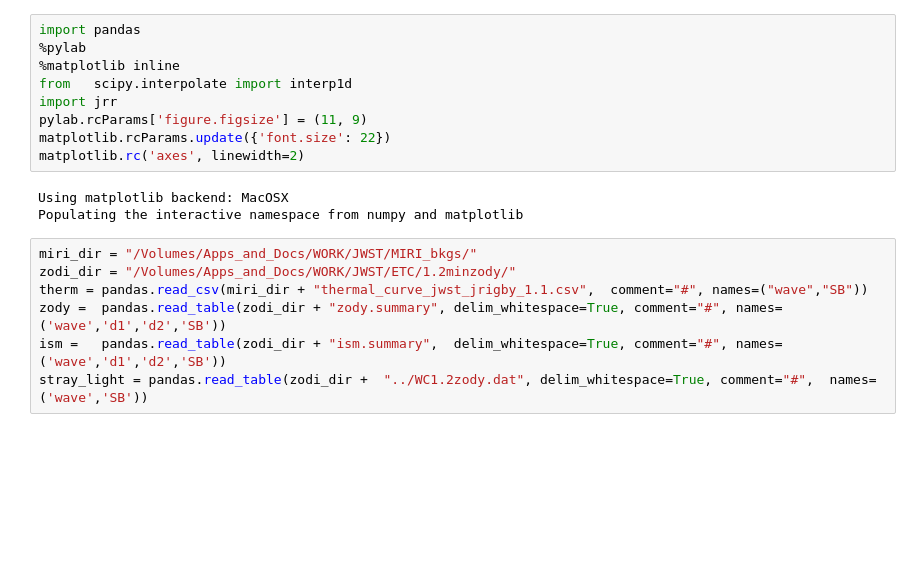
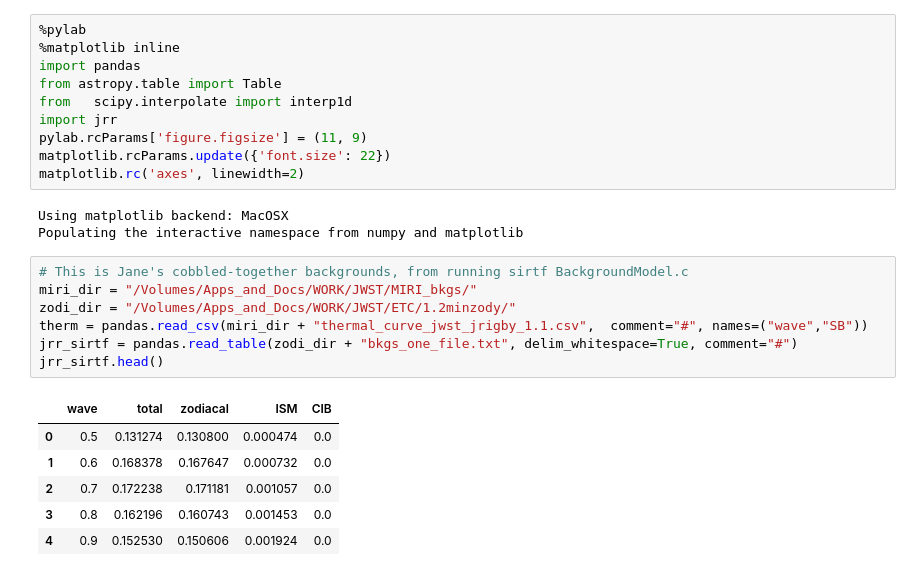
Before and after one commit to janerigby/NB, a Jupyter notebook: Illustrative plots of JWST backgrounds.ipynb, the cells around one changed output. Saved outputs shown, nothing was run; the diff lists cells and outputs as text; blank space fills up the shorter version.

```diff
--- a/Illustrative plots of JWST backgrounds.ipynb
+++ b/Illustrative plots of JWST backgrounds.ipynb
@@ -4,8 +5,9 @@ In preparation, making some illustrative plots.
 Draft 27 Sept 2016 by Jane Rigby
 # %%
-import pandas
 %pylab
 %matplotlib inline
+import pandas
+from astropy.table import Table
 from   scipy.interpolate import interp1d
 import jrr
 pylab.rcParams['figure.figsize'] = (11, 9)
@@ -15,9 +17,16 @@ matplotlib.rc('axes', linewidth=2)
 Using matplotlib backend: MacOSX
 Populating the interactive namespace from numpy and matplotlib
 # %%
+# This is Jane's cobbled-together backgrounds, from running sirtf BackgroundModel.c
 miri_dir = "/Volumes/Apps_and_Docs/WORK/JWST/MIRI_bkgs/"
 zodi_dir = "/Volumes/Apps_and_Docs/WORK/JWST/ETC/1.2minzody/"
 therm = pandas.read_csv(miri_dir + "thermal_curve_jwst_jrigby_1.1.csv",  comment="#", names=("wave","SB"))
-zody =  pandas.read_table(zodi_dir + "zody.summary", delim_whitespace=True, comment="#", names=('wave','d1','d2','SB'))
-ism =   pandas.read_table(zodi_dir + "ism.summary",  delim_whitespace=True, comment="#", names=('wave','d1','d2','SB'))
-stray_light = pandas.read_table(zodi_dir +  "../WC1.2zody.dat", delim_whitespace=True, comment="#",  names=('wave','SB'))
+jrr_sirtf = pandas.read_table(zodi_dir + "bkgs_one_file.txt", delim_whitespace=True, comment="#")
+jrr_sirtf.head()
+# %% [output]
+|  | wave | total | zodiacal | ISM | CIB |
+| 0 | 0.5 | 0.131274 | 0.130800 | 0.000474 | 0.0 |
+| 1 | 0.6 | 0.168378 | 0.167647 | 0.000732 | 0.0 |
+| 2 | 0.7 | 0.172238 | 0.171181 | 0.001057 | 0.0 |
+| 3 | 0.8 | 0.162196 | 0.160743 | 0.001453 | 0.0 |
+| 4 | 0.9 | 0.152530 | 0.150606 | 0.001924 | 0.0 |
```
Also changed, not shown: parts of 6 cells of this notebook, 4 other files.
